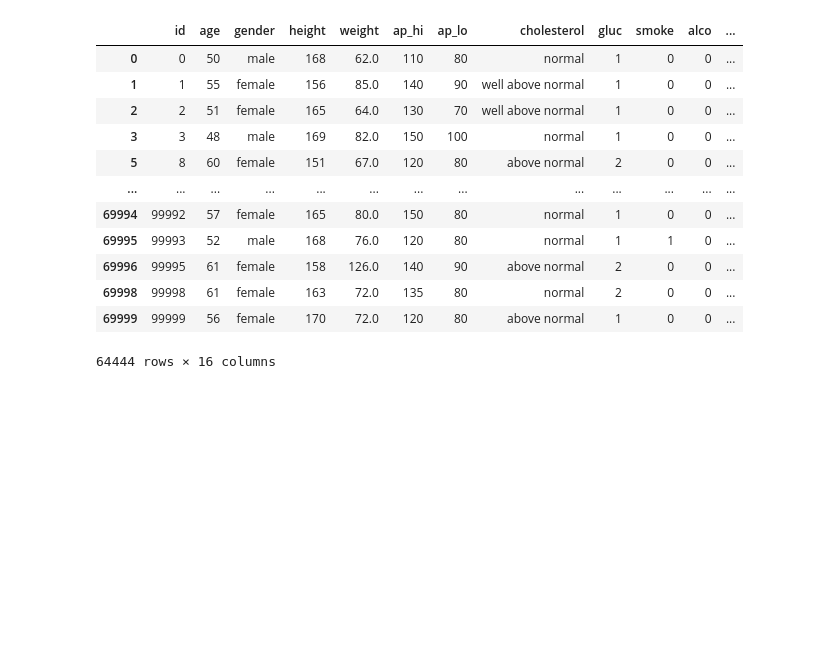
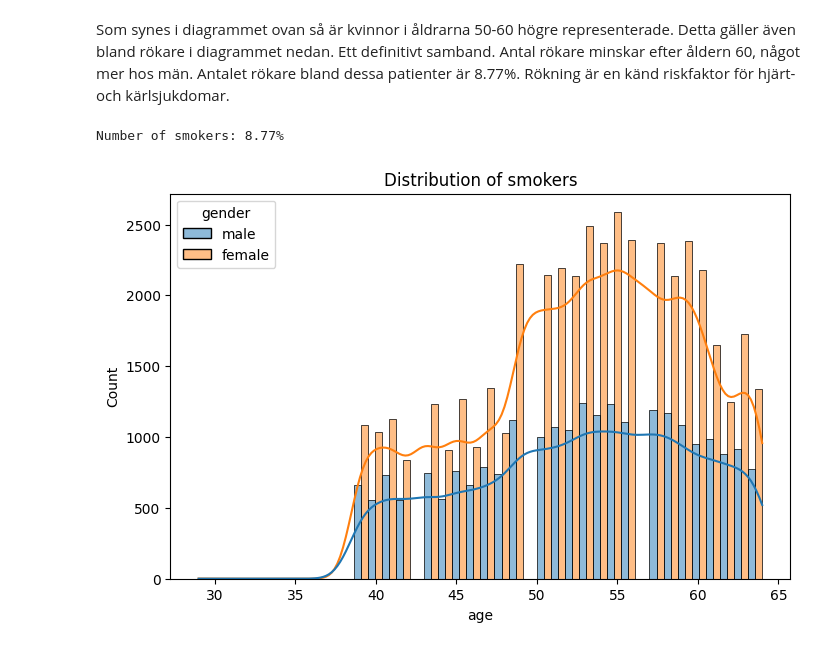
Before and after one commit to tobias-oberg/ML-Tobias-Oberg-AI24, a Jupyter notebook: Lab_1/demo.ipynb, the cells around one changed output. Drawn from its saved outputs; the diff is of its cells as text; code cells hidden in the pictures; blank space fills up the shorter version.

```diff
--- a/Lab_1/demo.ipynb
+++ b/Lab_1/demo.ipynb
@@ -52,16 +40,8 @@ DP.feature_engineer_bmi()
+# %% [markdown]
+Som synes i diagrammet ovan så är kvinnor i åldrarna 50-60 högre representerade. Detta gäller även bland rökare i diagrammet nedan. Ett definitivt samband. Antal rökare minskar efter åldern 60, något mer hos män.
+Antalet rökare bland dessa patienter är 8.77%. Rökning är en känd riskfaktor för hjärt- och kärlsjukdomar.
 # %%
-DP.feature_engineer_bp()
+DP.number_of_smokers()
 # %% [output]
-|  | id | age | gender | height | weight | ap_hi | ap_lo | cholesterol | gluc | smoke | alco | ... |
-| 0 | 0 | 50 | male | 168 | 62.0 | 110 | 80 | normal | 1 | 0 | 0 | ... |
-| 1 | 1 | 55 | female | 156 | 85.0 | 140 | 90 | well above normal | 1 | 0 | 0 | ... |
-| 2 | 2 | 51 | female | 165 | 64.0 | 130 | 70 | well above normal | 1 | 0 | 0 | ... |
-| 3 | 3 | 48 | male | 169 | 82.0 | 150 | 100 | normal | 1 | 0 | 0 | ... |
-| 5 | 8 | 60 | female | 151 | 67.0 | 120 | 80 | above normal | 2 | 0 | 0 | ... |
-| ... | ... | ... | ... | ... | ... | ... | ... | ... | ... | ... | ... | ... |
-| 69994 | 99992 | 57 | female | 165 | 80.0 | 150 | 80 | normal | 1 | 0 | 0 | ... |
-| 69995 | 99993 | 52 | male | 168 | 76.0 | 120 | 80 | normal | 1 | 1 | 0 | ... |
-| 69996 | 99995 | 61 | female | 158 | 126.0 | 140 | 90 | above normal | 2 | 0 | 0 | ... |
-| 69998 | 99998 | 61 | female | 163 | 72.0 | 135 | 80 | normal | 2 | 0 | 0 | ... |
-| 69999 | 99999 | 56 | female | 170 | 72.0 | 120 | 80 | above normal | 1 | 0 | 0 | ... |
-64444 rows × 16 columns
+Number of smokers: 8.77%
+[figure, added]
```
Also changed, not shown: parts of 29 cells of this notebook, 1 other file.
